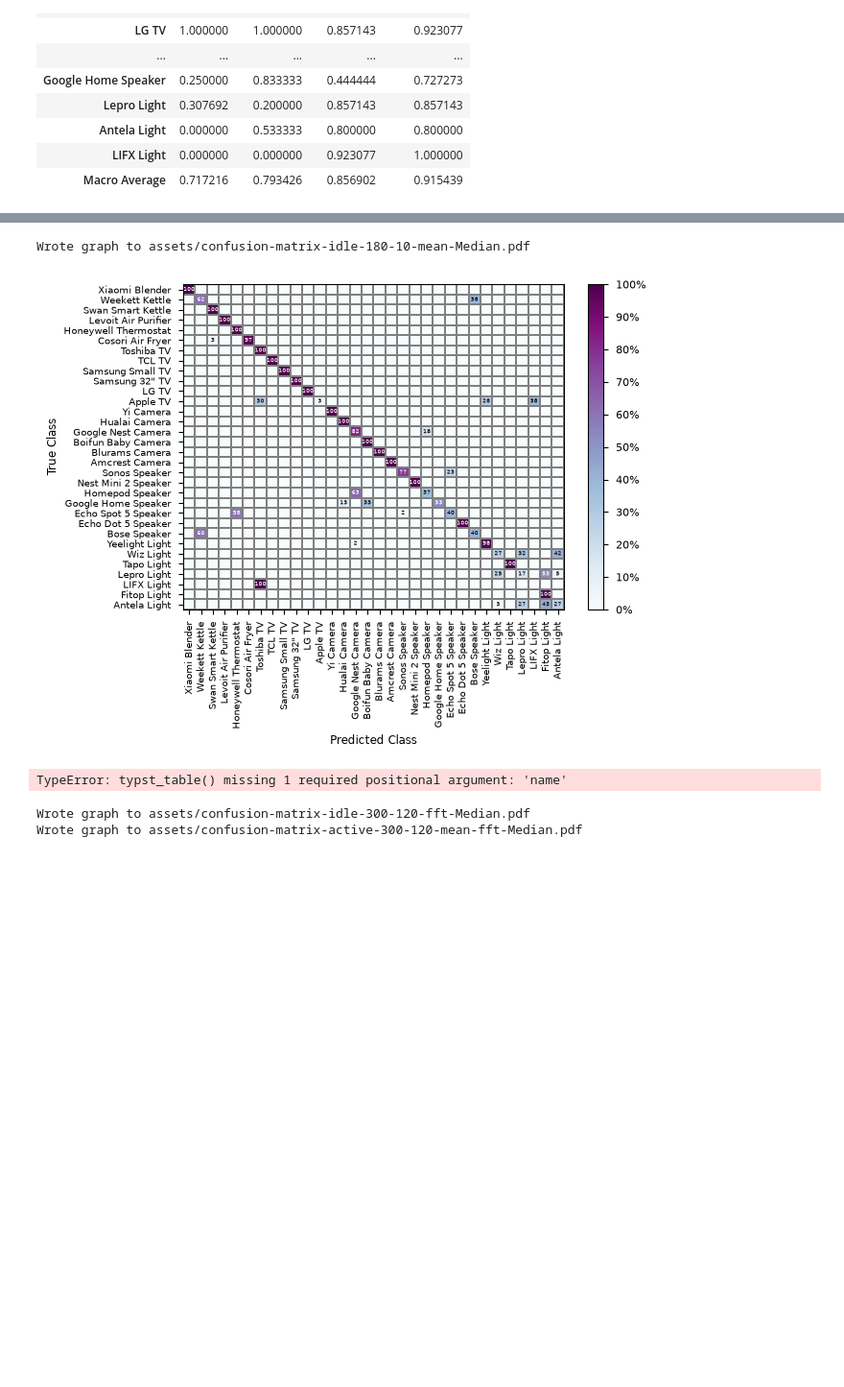
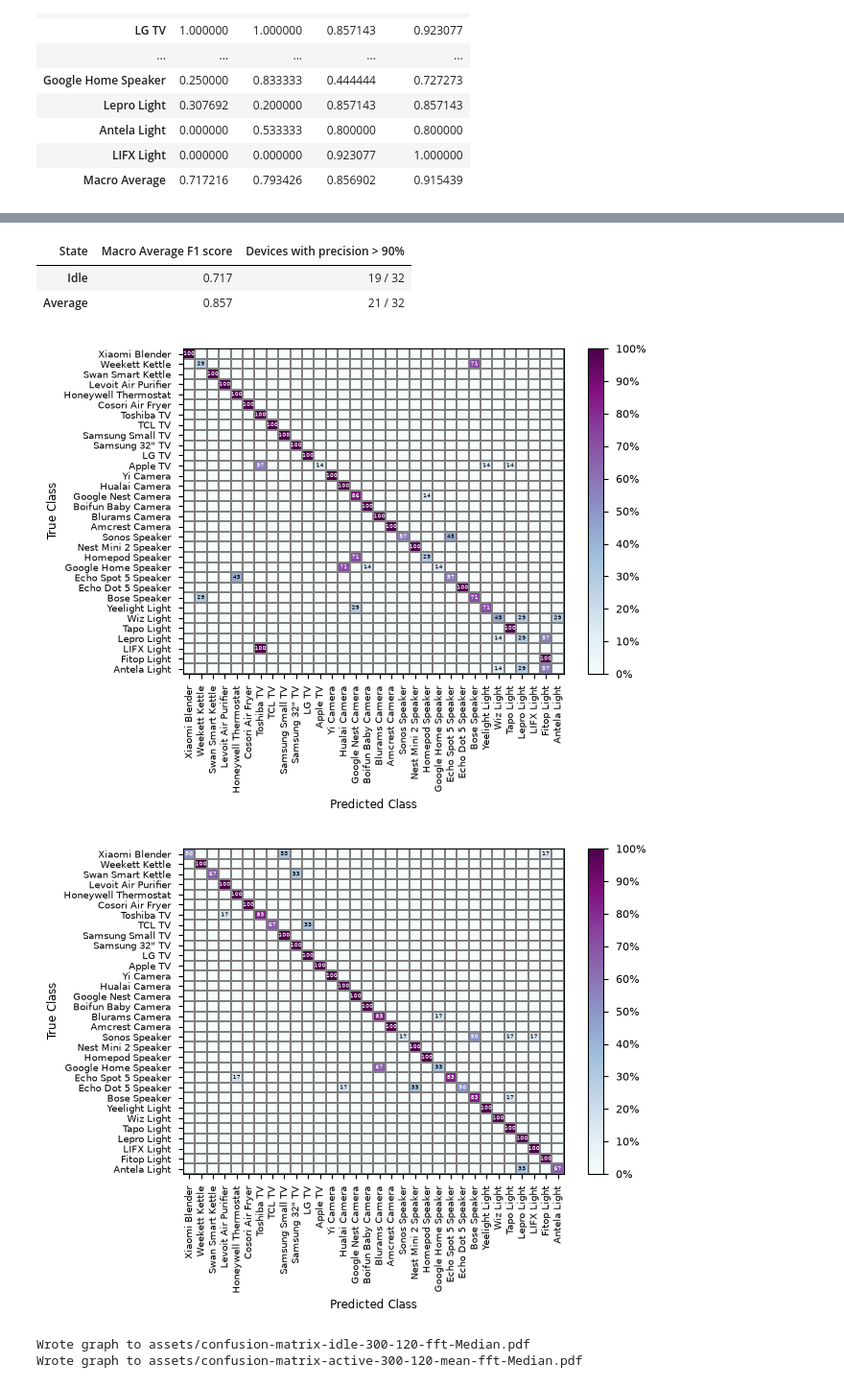
Before and after one commit to JackRobbers/thesis, a Jupyter notebook: analysis.ipynb, the cells around one changed output, grey strips where cells are left out. Shown at 96% size. Drawn from its saved outputs; the diff is of its cells as text; code cells hidden in the pictures; blank space fills up the shorter version.

```diff
--- a/analysis.ipynb
+++ b/analysis.ipynb
@@ -240,80 +277,46 @@ Wrote graph to assets/confusion-matrix-active-300-120-mean-std-Median.pdf
 # %%
 # | label: confusion matrix
 idle = Experiment(
     c,
     [State.IDLE],
     [Metric.MEAN],
     Classifier.Median,
-    180,
-    10,
+    config["w"],
+    config["s"],
 )
 graph_confusion_matrix(idle)
-plt.show()
 
-typst_table(
-    # pd.DataFrame.from_dict(
-    #     sort_dict_by_value(all.f1_scores, reverse=True), orient="index"
-    # ),
-    pd.DataFrame(
-        data={"Precision": idle.precision, "F1 score": idle.f1_scores},
-        index=idle.devices,
-    ).sort_values(by=["Precision"], ascending=False),
-    diag=False,
-    index_title="IoT Device",
-)
-
-out = Experiment(
-    c,
-    [State.IDLE],
-    [Metric.MEAN],
-    Classifier.Median,
-    600,
-    60,
-)
-graph_confusion_matrix(out)
-plt.show()
-
-performance = pd.DataFrame(
-    data={"Precision": idle.precision, "F1 score": idle.f1_scores}, index=idle.devices
-).sort_values(by=["Precision"], ascending=False)
-performance.index.name = "Device"
-typst_table(
-    # pd.DataFrame.from_dict(
-    #     sort_dict_by_value(all.f1_scores, reverse=True), orient="index"
-    # ),
-    performance,
-    diag=False,
-    index_title="IoT Device",
-)
-
-
-# display(len([1 for score in all.f1_scores.values() if score > 0.9]))
-
-# # include only devices from above who are not equal to 100
 active = Experiment(
     c,
     [State.ACTIVE],
     [Metric.MEAN],
     Classifier.Median,
-    180,
-    10,
+    config["w"],
+    config["s"],
 )
 graph_confusion_matrix(active)
-
+mean = pd.DataFrame(
+    data={
+        "Macro Average F1 score": [idle.f1_macro_average, active.f1_macro_average],
+        "Devices with Precision > 90%": [
+            f"{len([score for score in idle.precision.values() if score >= 0.9])} / {len(idle.devices)}",
+            f"{len([score for score in active.precision.values() if score >= 0.9])} / {len(active.devices)}",
+        ],
+    },
+    index=["Idle", "Average"],
+)
+mean.columns.name = "State"
 typst_table(
-    pd.DataFrame(
-        data={
-            "Macro Average F1 score": [idle.f1_macro_average, active.f1_macro_average]
-        },
-        index=["Idle", "Average"],
-    ),
-    diag=False,
-    index_title="State",
+    mean.style.format(precision=3),
+    "mean",
 )
+plt.show()
 # %% [output]
-Wrote graph to assets/confusion-matrix-idle-180-10-mean-Median.pdf
+| State | Macro Average F1 score | Devices with precision > 90% |
+| Idle | 0.717 | 19 / 32 |
+| Average | 0.857 | 21 / 32 |
-[figure, old version]
+[figure, new version]
-TypeError: typst_table() missing 1 required positional argument: 'name'
+[figure, added]
 # %%
 # | label: fft
 
```
Also changed, not shown: parts of 6 cells of this notebook, 5 other files.
